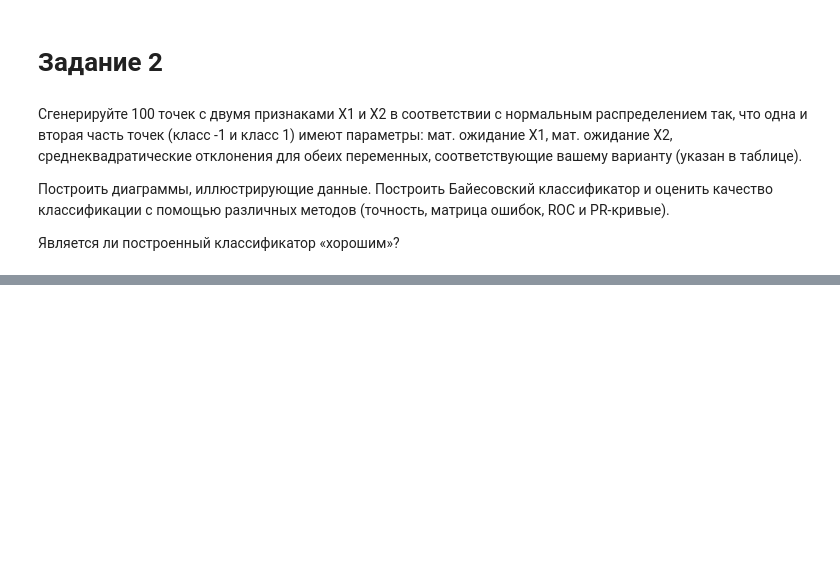
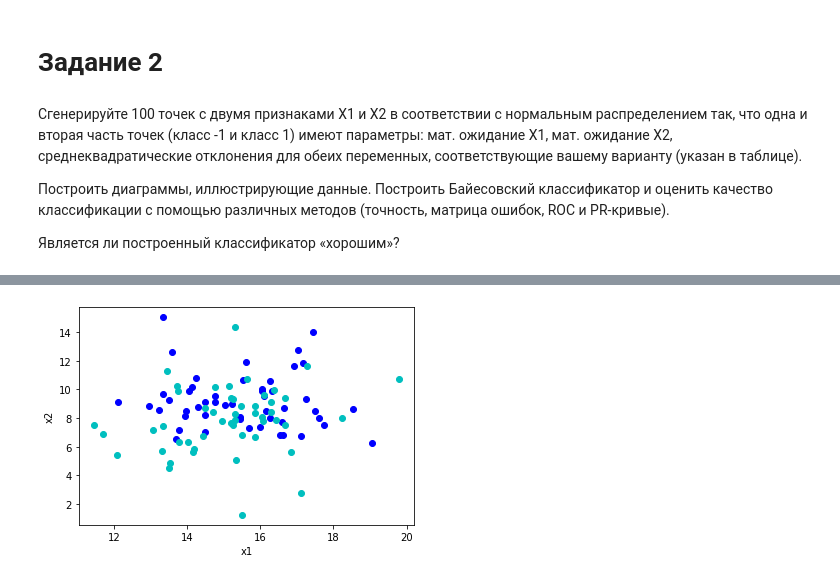
Before and after one commit to dumaevrinat/machine_learning_labs, a Jupyter notebook: Lab 1 Classification.ipynb, the cells around one changed output, grey strips where cells are left out. Cells and saved outputs as stored; diff of their text form; code cells hidden in the pictures; blank space fills up the shorter version.

```diff
--- a/Lab 1 Classification.ipynb
+++ b/Lab 1 Classification.ipynb
@@ -119,3 +123,19 @@ plt.show()
 Построить диаграммы, иллюстрирующие данные. Построить Байесовский классификатор и оценить качество классификации с помощью различных методов (точность, матрица ошибок, ROС и PR-кривые).
 
 Является ли построенный классификатор «хорошим»?
+# %%
+# класс -1
+x1_1 = np.random.normal(15, math.sqrt(3), 60)
+x2_1 = np.random.normal(9, math.sqrt(3), 60)
+
+# класс 1
+x1_2 = np.random.normal(15, math.sqrt(5), 40)
+x2_2 = np.random.normal(8, math.sqrt(5), 40)
+
+d = {
+    'x1': np.concatenate((x1_1, x1_2)),
+    'x2': np.concatenate((x2_1, x2_2)),
+    'class': [-1] * 50 + [1] * 50}
+
+data = pd.DataFrame(d)
+data
@@ -121,0 +156,13 @@ plt.show()
+# %%
+ fig, axes = plt.subplots()
+axes.scatter(data[data['class'] == -1]['x1'],
+          data[data['class'] == -1]['x2'],
+          c='b')
+axes.scatter(data[data['class'] == 1]['x1'],
+          data[data['class'] == 1]['x2'],
+          c='c')
+axes.set_ylabel('x2')
+axes.set_xlabel('x1')
+plt.show()
+# %% [output]
+[figure, added]
```
Also changed, not shown: parts of 10 cells of this notebook.
